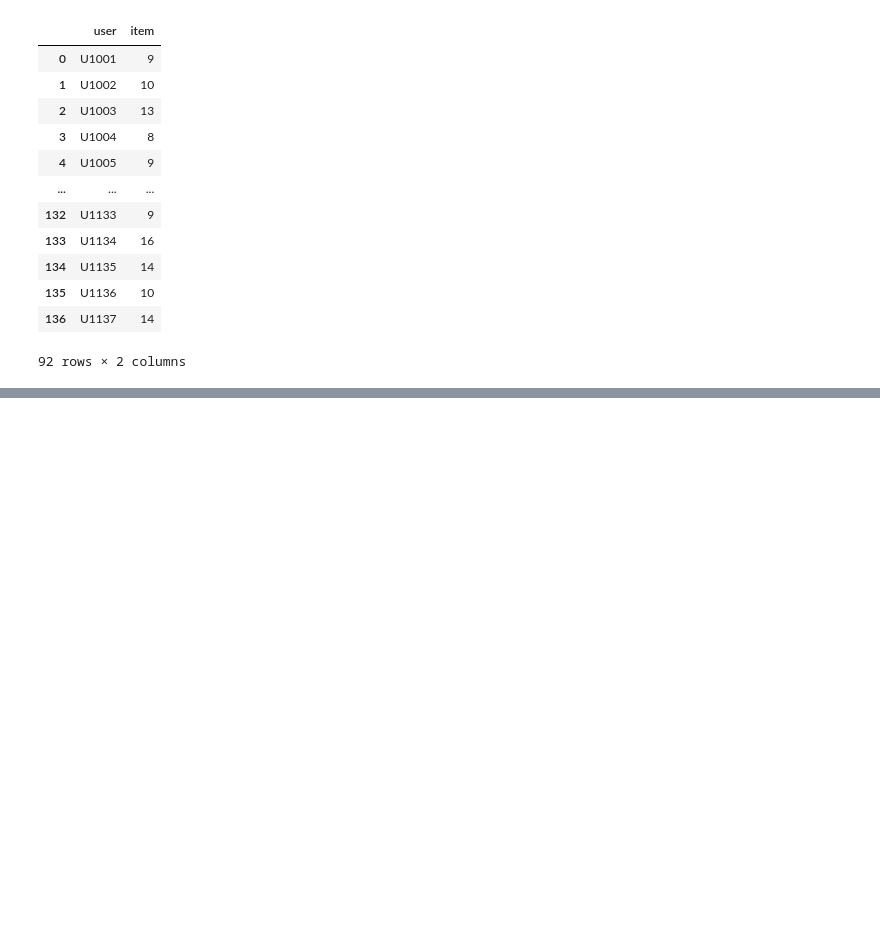
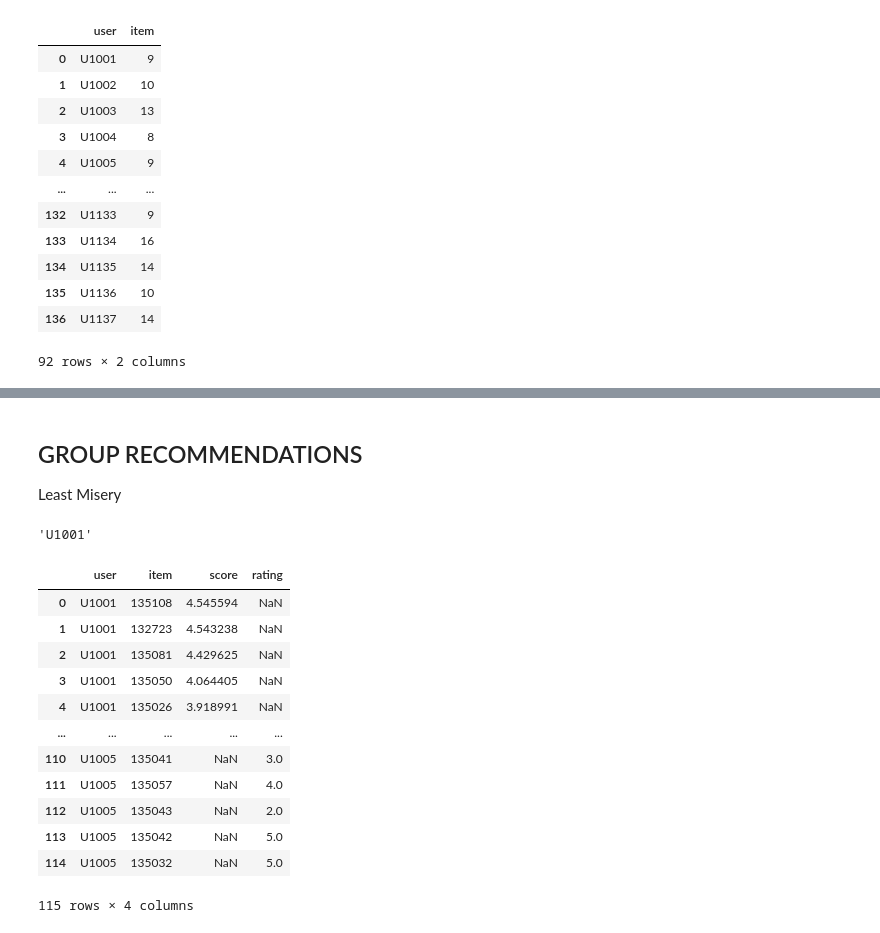
Before and after one commit to HusamAQ/RecSys_weRecommenaGrade10, a Jupyter notebook: notebooks/data_preprocessing.ipynb, the cells around one changed output, grey strips where cells are left out. Saved outputs shown, nothing was run; the diff lists cells and outputs as text; code cells hidden in the pictures; blank space fills up the shorter version.

```diff
--- a/notebooks/data_preprocessing.ipynb
+++ b/notebooks/data_preprocessing.ipynb
@@ -79,7 +105,0 @@ display(selected_restaurants_useruser)
-# %%
-
-
-selected_restaurants_useruser = recsys.recommend(default_user_Profile["userID"].iloc[0], 10)
-selected_restaurants_useruser = pd.merge(
-    selected_restaurants_useruser, default_res_Profile, left_on='item', right_on='placeID')
-display(selected_restaurants_useruser)
@@ -198,0 +217,8 @@ NameError: name 'selected_user' is not defined
+# %% [markdown]
+## GROUP RECOMMENDATIONS
+Least Misery
+# %%
+group = default_user_Profile.iloc[0:5]
+display(default_user_Profile["userID"].iloc[0])
+# %% [output]
+'U1001'
@@ -198,0 +244,23 @@ NameError: name 'selected_user' is not defined
+# %%
+ratings = pd.DataFrame(columns=['user','item','score'])
+for user in group.userID:
+    ratings=ratings.append(get_predected_ratings(user))
+    rated_items=simple_Ratings[simple_Ratings['user'] == user]
+    rated_items = rated_items.rename(columns={"rating": "score"})
+
+ratings = ratings.reset_index(drop=True)
+display(ratings)
+# %% [output]
+|  | user | item | score | rating |
+| 0 | U1001 | 135108 | 4.545594 | NaN |
+| 1 | U1001 | 132723 | 4.543238 | NaN |
+| 2 | U1001 | 135081 | 4.429625 | NaN |
+| 3 | U1001 | 135050 | 4.064405 | NaN |
+| 4 | U1001 | 135026 | 3.918991 | NaN |
+| ... | ... | ... | ... | ... |
+| 110 | U1005 | 135041 | NaN | 3.0 |
+| 111 | U1005 | 135057 | NaN | 4.0 |
+| 112 | U1005 | 135043 | NaN | 2.0 |
+| 113 | U1005 | 135042 | NaN | 5.0 |
+| 114 | U1005 | 135032 | NaN | 5.0 |
+115 rows × 4 columns
```
Also changed, not shown: parts of 12 cells of this notebook.
